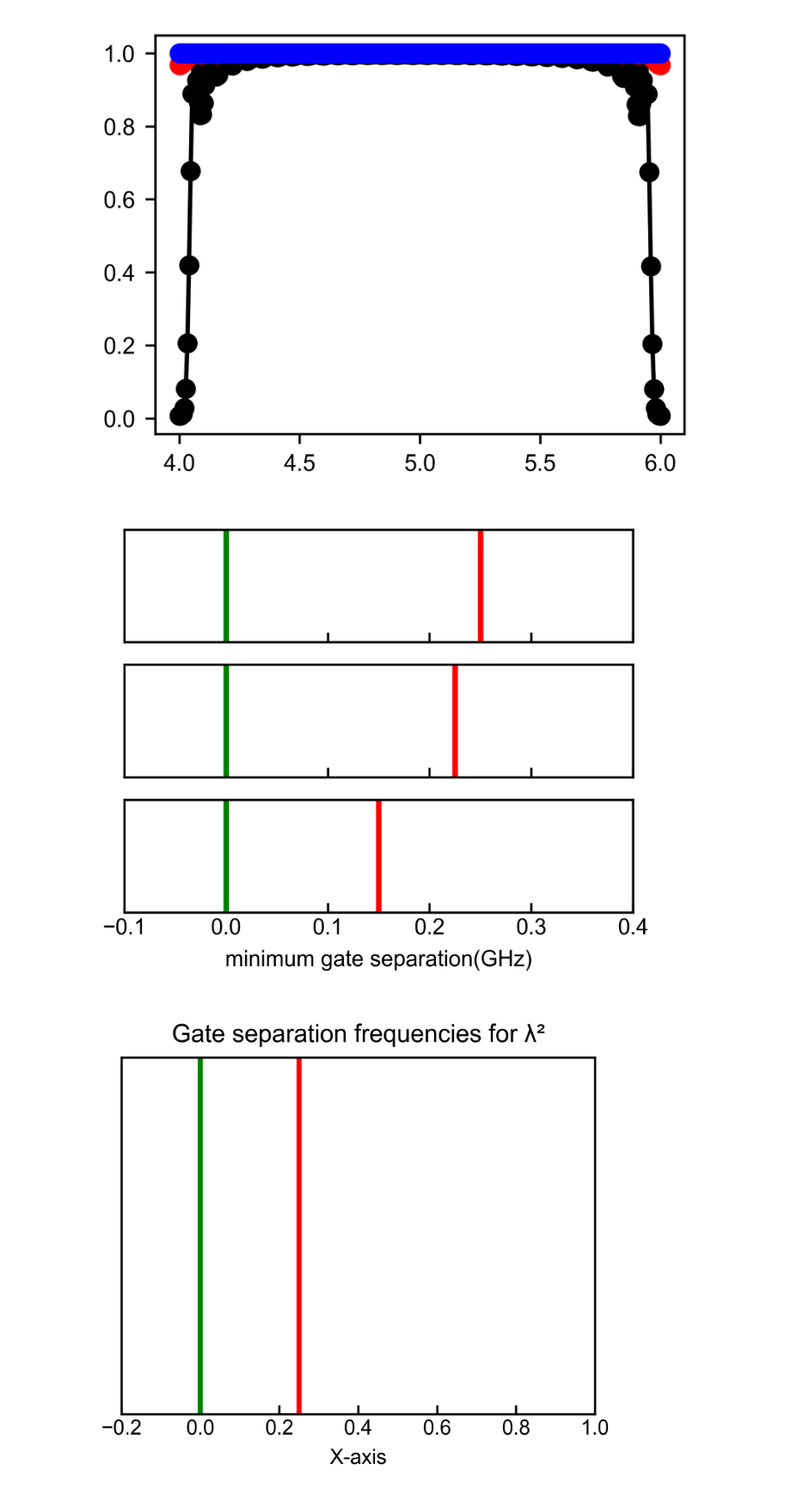
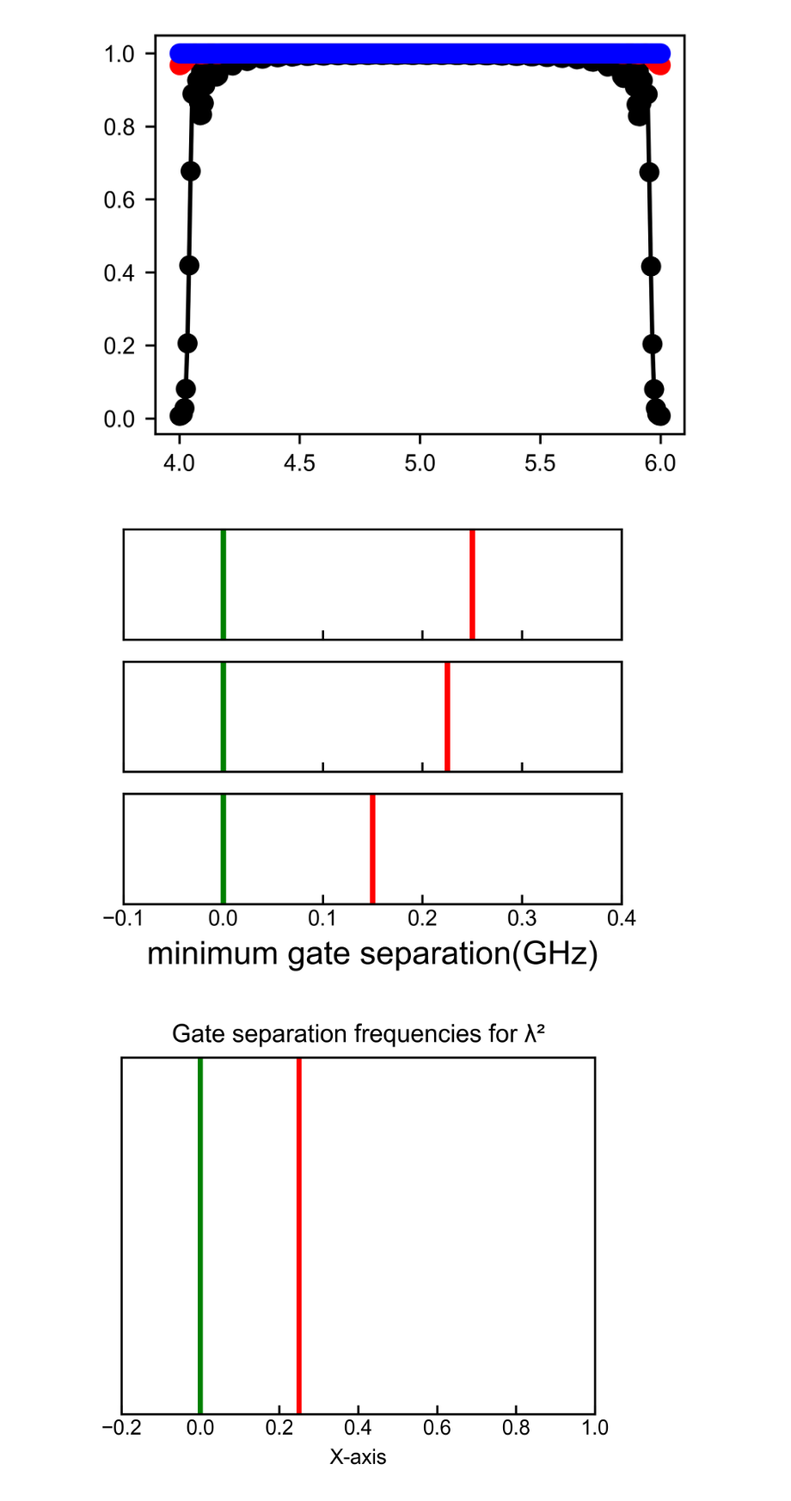
Before and after one commit to Pitt-JonesLab/quantum_logical, a Jupyter notebook: src/notebooks/pulse_sim/crowing_experiment.ipynb, the cells around one changed output. Shown at 86% size. Cells and saved outputs as stored; diff of their text form; code cells hidden in the pictures.

```diff
--- a/src/notebooks/pulse_sim/crowing_experiment.ipynb
+++ b/src/notebooks/pulse_sim/crowing_experiment.ipynb
@@ -471,32 +472,32 @@ axs.plot(freqs, fids3, 'o', linestyle = '-')
 # %%
 x_positions1 = [0.0, 0.25]
 colors1 = ['green', 'red']
 x_positions2 = [0.0, 0.225]
 colors2 = ['green', 'red']
 x_positions3 = [0.0, 0.15]
 colors3 = ['green', 'red']
 
 fig, axs = plt.subplots(3)
 for x, color in zip(x_positions1, colors1):
     axs[0].axvline(x=x, color=color, linestyle='-', linewidth=2)
 for x, color in zip(x_positions2, colors2):
     axs[1].axvline(x=x, color=color, linestyle='-', linewidth=2)
 for x, color in zip(x_positions3, colors3):
     axs[2].axvline(x=x, color=color, linestyle='-', linewidth=2)
 for i in range(3):
     # axs[i].set_title('Gate separation frequencies for λ{}'.format(dict1.get('6')))
     axs[i].tick_params(axis="y",direction="in", pad=2)
     axs[i].tick_params(axis="x",direction="in", pad=2)
     axs[i].yaxis.set_tick_params(labelleft=False)
     axs[i].xaxis.set_tick_params(labelbottom=False)
     axs[i].set_xlim(-0.1, .4)
     axs[i].tick_params(left = False)
 
 axs[2].xaxis.set_tick_params(labelbottom=True)
-axs[2].set_xlabel('minimum gate separation(GHz)')
+axs[2].set_xlabel('minimum gate separation(GHz)', fontsize = 12)
 fig.show()
 # %% [output]
-[figure, old version]
+[figure, new version]
 # %%
 # making a vertical line plot
 x_positions = [0.0, 0.25]
```
Also changed, not shown: parts of 3 cells of this notebook, 2 other files.
